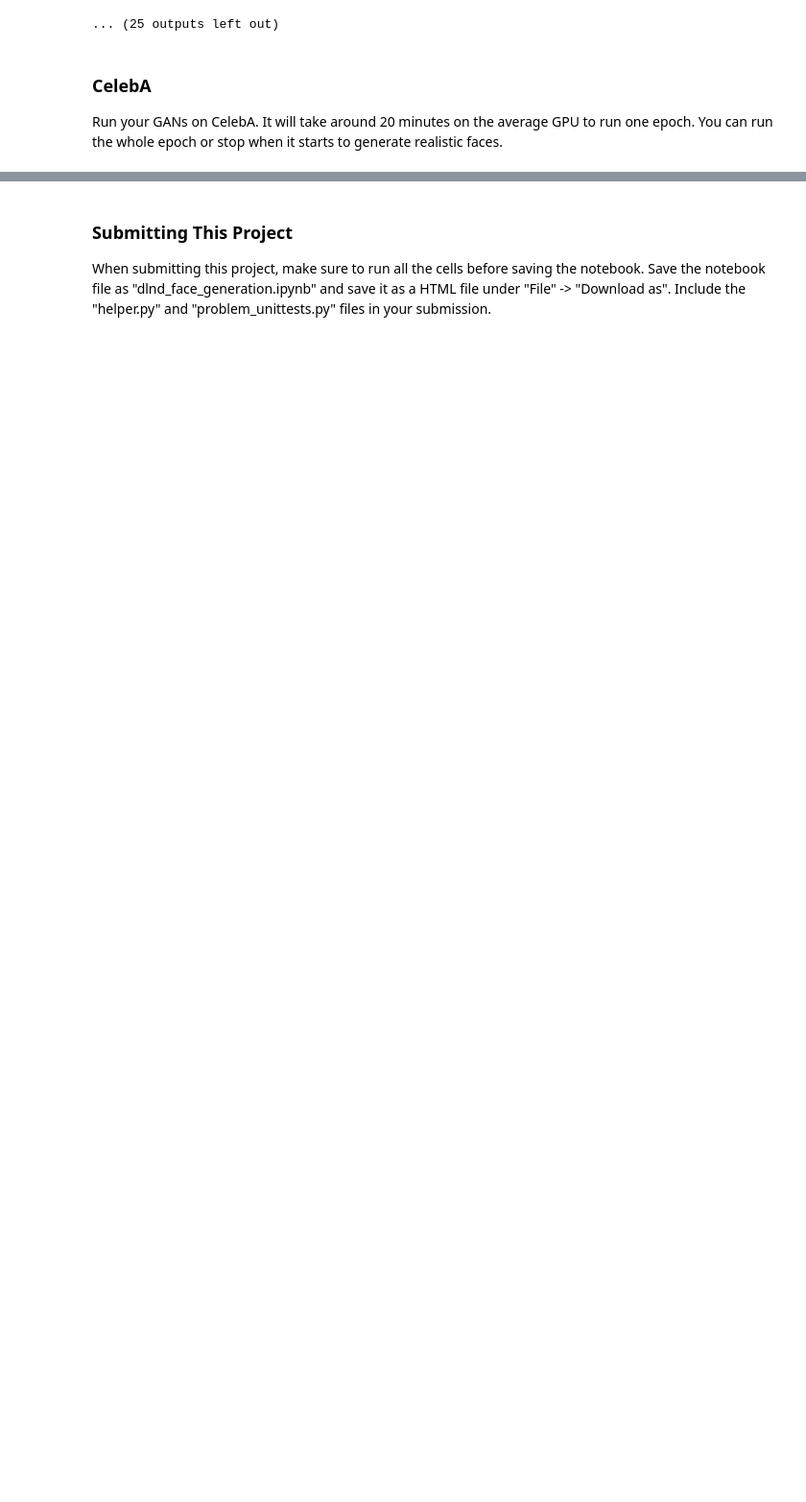
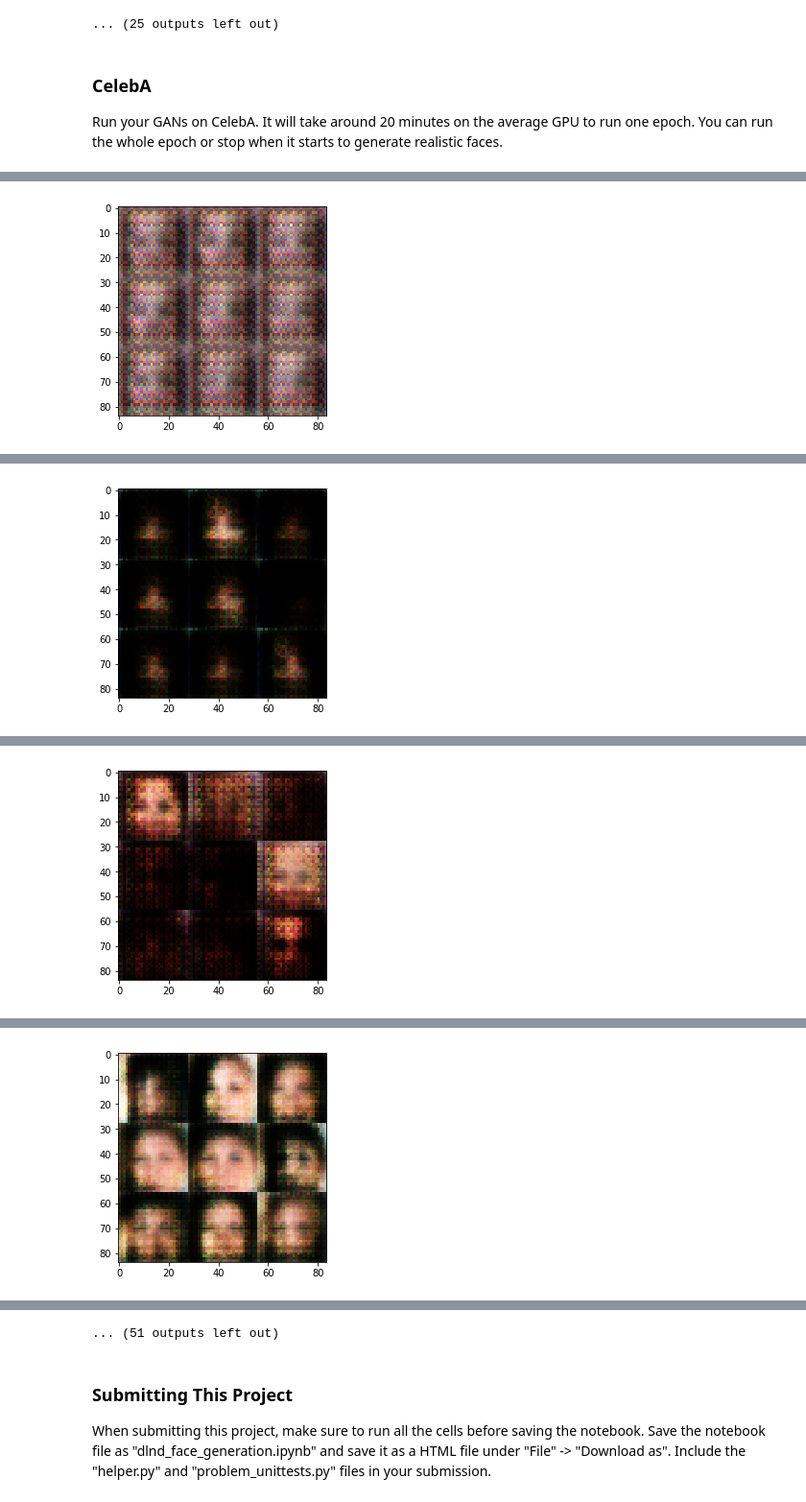
Before and after one commit to lukechen526/deep-learning, a Jupyter notebook: face_generation/dlnd_face_generation.ipynb, the cells around one changed output, grey strips where cells are left out. Shown at 96% size. Drawn from its saved outputs; the diff is of its cells as text; code cells hidden in the pictures; blank space fills up the shorter version.

```diff
--- a/face_generation/dlnd_face_generation.ipynb
+++ b/face_generation/dlnd_face_generation.ipynb
@@ -503,10 +516,10 @@ Epoch 1/2... Discriminator Loss: 1.0608... Generator Loss: 1.3230
 ### CelebA
 Run your GANs on CelebA.  It will take around 20 minutes on the average GPU to run one epoch.  You can run the whole epoch or stop when it starts to generate realistic faces.
 # %%
-batch_size = None
-z_dim = None
-learning_rate = None
-beta1 = None
+batch_size = 64
+z_dim = 100
+learning_rate = 0.0002
+beta1 = 0.5
 
 
 """
@@ -518,3 +531,4 @@ celeba_dataset = helper.Dataset('celeba', glob(os.path.join(data_dir, 'img_align
 with tf.Graph().as_default():
     train(epochs, batch_size, z_dim, learning_rate, beta1, celeba_dataset.get_batches,
           celeba_dataset.shape, celeba_dataset.image_mode)
+# %% [output]
@@ -520,0 +545 @@ with tf.Graph().as_default():
+[figure, added]
@@ -520,0 +556 @@ with tf.Graph().as_default():
+[figure, added]
@@ -520,0 +567 @@ with tf.Graph().as_default():
+[figure, added]
@@ -520,0 +578 @@ with tf.Graph().as_default():
+[figure, added]
@@ -521,3 +601,4 @@ with tf.Graph().as_default():
+... (51 outputs left out)
 # %% [markdown]
 ### Submitting This Project
 When submitting this project, make sure to run all the cells before saving the notebook. Save the notebook file as "dlnd_face_generation.ipynb" and save it as a HTML file under "File" -> "Download as". Include the "helper.py" and "problem_unittests.py" files in your submission.
```
Also changed, not shown: parts of 4 cells of this notebook, 1 other file.
